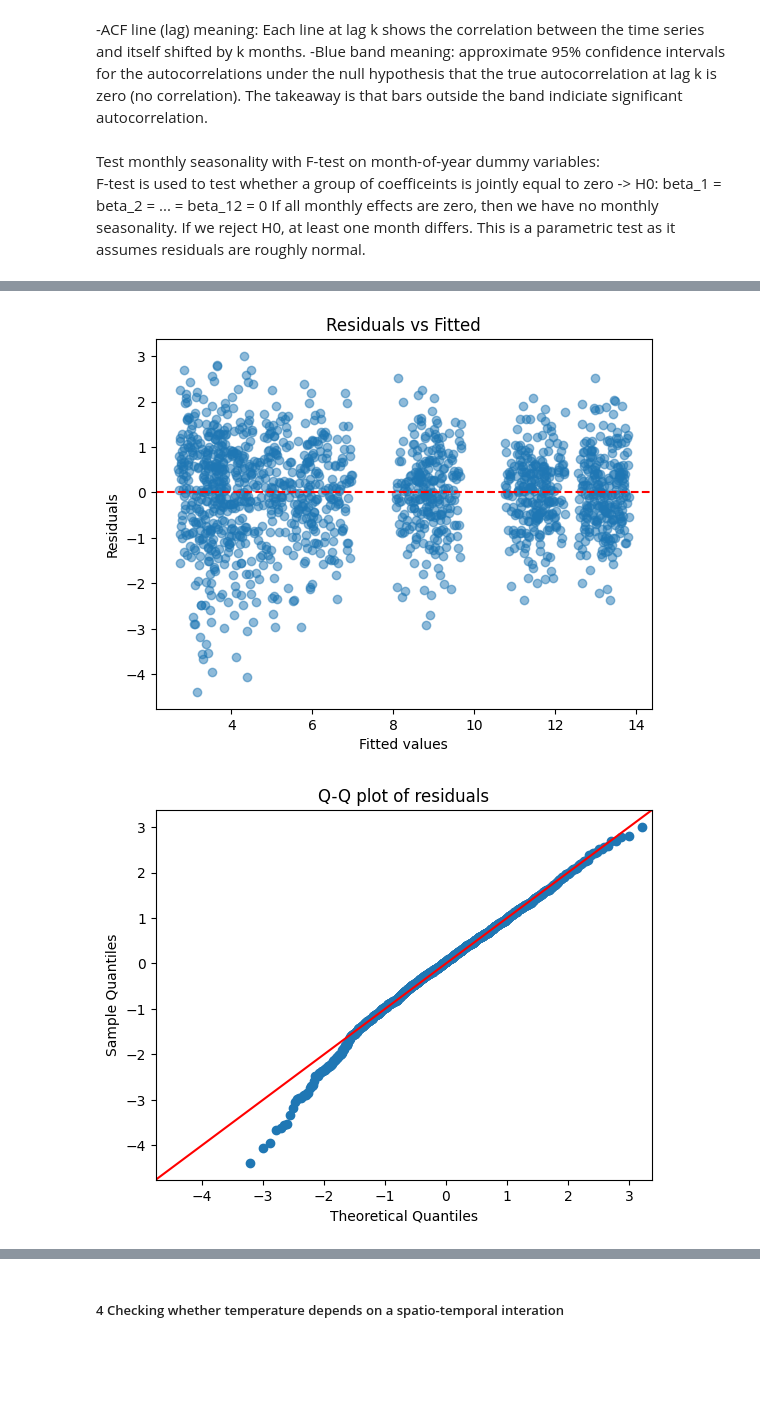
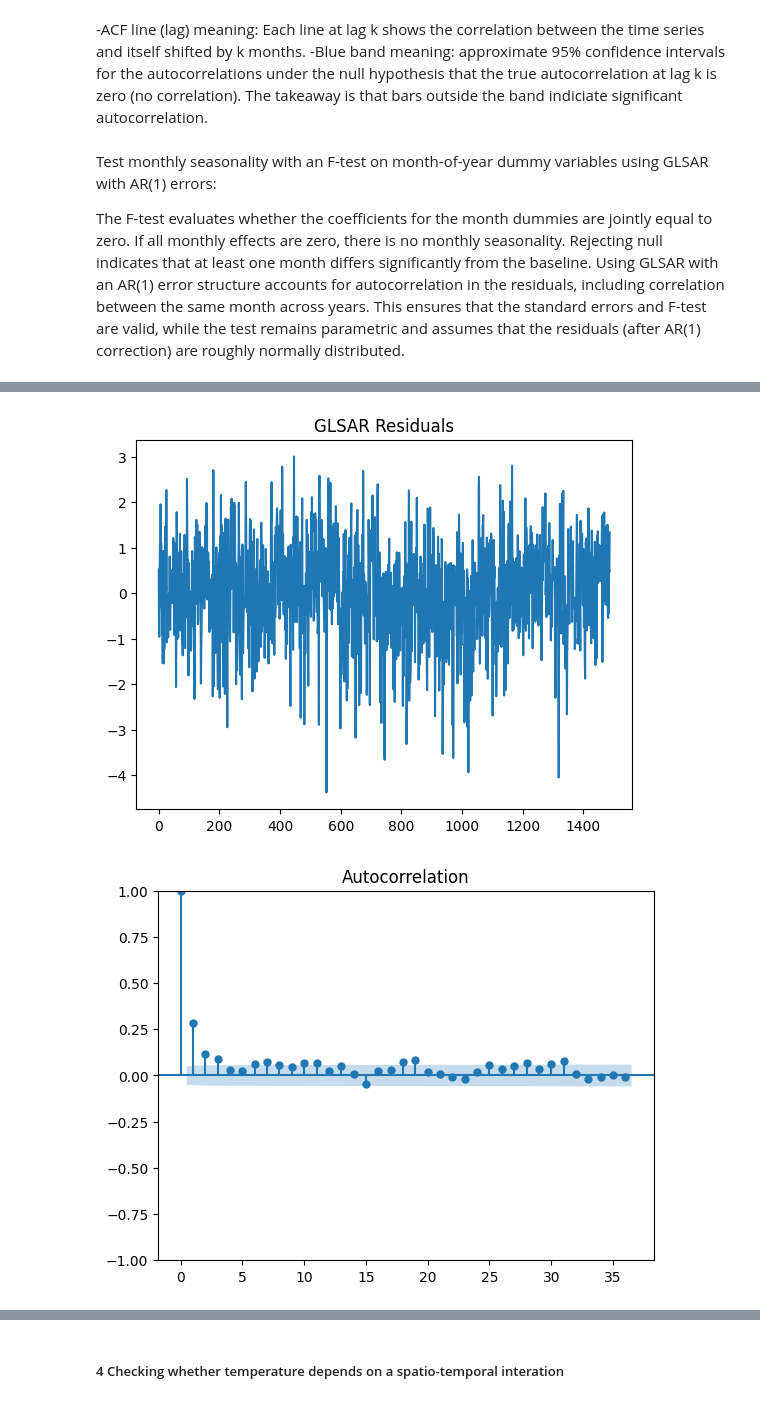
Before and after one commit to JacksonCDataScience/SRS_Project_2, a Jupyter notebook: 01_Project1_BHST.ipynb, the cells around one changed output, grey strips where cells are left out. Saved outputs shown, nothing was run; the diff lists cells and outputs as text; code cells hidden in the pictures; blank space fills up the shorter version.

Commit message:
Add files via upload
Did seasonality check with more comprehensive handling of autocorrelation.

```diff
--- a/01_Project1_BHST.ipynb
+++ b/01_Project1_BHST.ipynb
@@ -423,50 +425,70 @@ plt.show()
 -ACF line (lag) meaning: Each line at lag k shows the correlation between the time series and itself shifted by k months.
 -Blue band meaning: approximate 95% confidence intervals for the autocorrelations under the null hypothesis that the true autocorrelation at lag k is zero (no correlation). The takeaway is that bars outside the band indiciate significant autocorrelation.
 # %% [markdown]
-Test monthly seasonality with F-test on month-of-year dummy variables:\
-F-test is used to test whether a group of coefficeints is jointly equal to zero -> H0: beta_1 = beta_2 = ... = beta_12 = 0
-If all monthly effects are zero, then we have no monthly seasonality. If we reject H0, at least one month differs.
-This is a parametric test as it assumes residuals are roughly normal.
+Test monthly seasonality with an F-test on month-of-year dummy variables using GLSAR with AR(1) errors:
+
+The F-test evaluates whether the coefficients for the month dummies are jointly equal to zero. If all monthly effects are zero, there is no monthly seasonality. Rejecting null indicates that at least one month differs significantly from the baseline. Using GLSAR with an AR(1) error structure accounts for autocorrelation in the residuals, including correlation between the same month across years. This ensures that the standard errors and F-test are valid, while the test remains parametric and assumes that the residuals (after AR(1) correction) are roughly normally distributed.
 # %%
 # carry out F-test on month-of-year dummy variables
 import pandas as pd
 import statsmodels.api as sm
+from statsmodels.tsa.ar_model import AutoReg
 
-# First, fit an OLS model on (a) linear trend (time_index) to account for any long-term increase or decrease in temperature over 1901–2024 (to avoid confounding long-term change with monthly seasonality),
-# (b) Month-of-year dummy variables (11 dummies, February–December, with January as the baseline) to capture monthly seasonality,
-# and (c) an intercept (const) representing the baseline temperature (January at the start of the time series).
+# Fit a GLS model with AR(1) errors on:
+# (a) a linear trend (time_index) to account for any long-term increase or decrease in temperature over 1901–2024,
+#     ensuring that long-term changes do not confound the detection of monthly seasonality,
+# (b) Month-of-year dummy variables (11 dummies, February–December, with January as the baseline)
+#     to estimate monthly seasonal effects, and
+# (c) an intercept (const) representing the baseline temperature (January at the start of the time series).
+# The AR(1) structure accounts for correlation between consecutive monthly residuals (including correlation between the same month across years),
+# ensuring valid standard errors and F-tests for the monthly effects.
 
+# Prepare data
 df = ts_mean.to_dataframe(name='temp').reset_index()
-# Extract numeric temperature values, drop NaNs
 y = df['temp'].values.astype(float)
-mask = ~np.isnan(y)  # keep only valid rows
+mask = ~np.isnan(y)
 y = y[mask]
 df = df.loc[mask].reset_index(drop=True)
+
 # Month and time index
 month = df['time'].dt.month.values.astype(int)
 time_index = np.arange(len(df))
-# Create month dummies (drop_first=True to avoid dummy trap)
+
+# Month dummies (Feb–Dec, January baseline)
 month_dummies = pd.get_dummies(month, drop_first=True).astype(float)
-# Combine predictors into X matrix
-X = np.column_stack([np.ones(len(df)), time_index, month_dummies.values])  # add intercept
-# Fit OLS
-model = sm.OLS(y, X).fit()
-# Summary
-print(model.summary())
 
-# Check model assumptions
-resid = model.resid
+# Combine predictors (intercept + trend + month dummies)
+X = np.column_stack([np.ones(len(df)), time_index, month_dummies.values])
+
+# Fit GLSAR (AR(1) errors)
+glsar_model = sm.GLSAR(y, X, rho=1)  # rho=1 for AR(1)
+glsar_results = glsar_model.iterative_fit(maxiter=10)
+print("\nGLSAR (AR(1) corrected) Summary:")
+print(glsar_results.summary())
+
+# Residuals after AR(1) correction
+resid = glsar_results.resid
+
+plt.plot(resid)
+plt.title("GLSAR Residuals")
+plt.show()
+
+# Check autocorrelation
+sm.graphics.tsa.plot_acf(resid, lags=36)
+plt.show()
+
+# QQ plot
+sm.qqplot(resid, line='45')
+plt.title("Q-Q Plot of GLSAR Residuals")
+plt.show()
 
 # Residuals vs fitted
-plt.scatter(model.fittedvalues, resid, alpha=0.5)
+fitted = glsar_results.fittedvalues
+
+plt.scatter(fitted, resid)
 plt.axhline(0, color='red', linestyle='--')
 plt.xlabel("Fitted values")
 plt.ylabel("Residuals")
-plt.title("Residuals vs Fitted")
+plt.title("Residuals vs Fitted Values")
 plt.show()
-
-# Q-Q plot for normality
-sm.qqplot(resid, line='45')
-plt.title("Q-Q plot of residuals")
-plt.show()
 # %% [output]
@@ -489,3 +511,3 @@ Notes:
 strong multicollinearity or other numerical problems.
-[figure, old version]
+[figure, new version]
-[figure, old version]
+[figure, new version]
```
Also changed, not shown: parts of 6 cells of this notebook.
